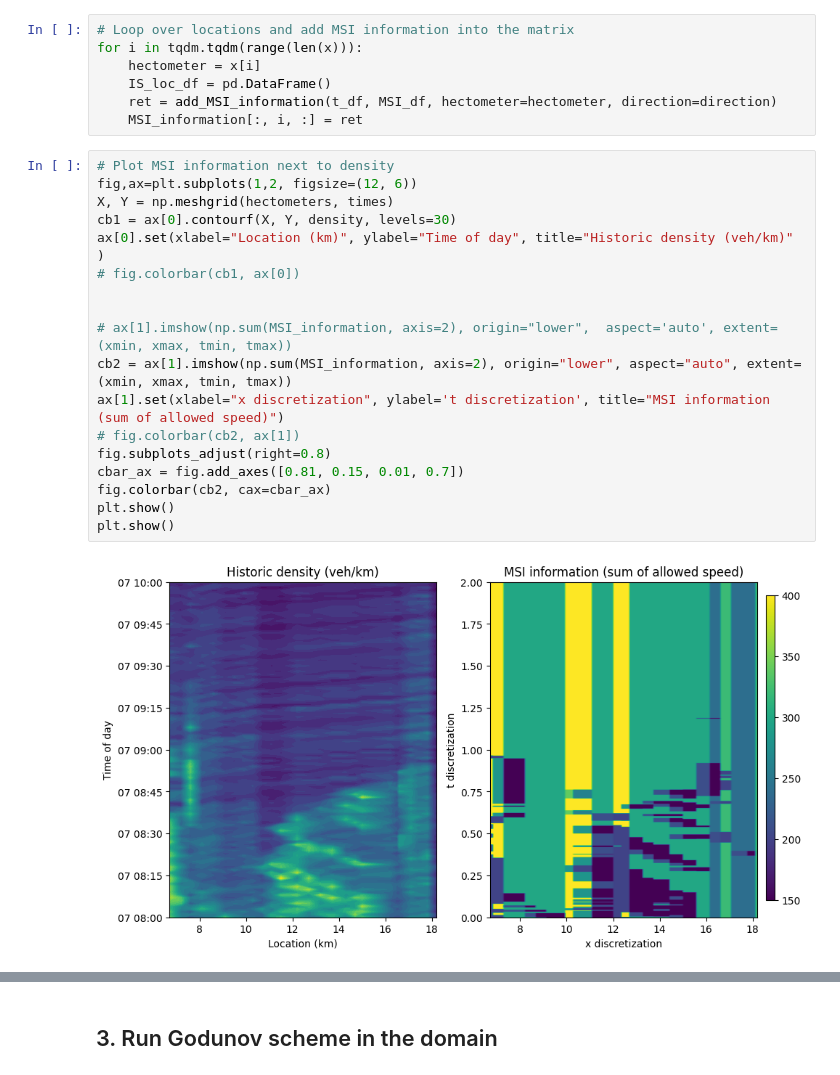
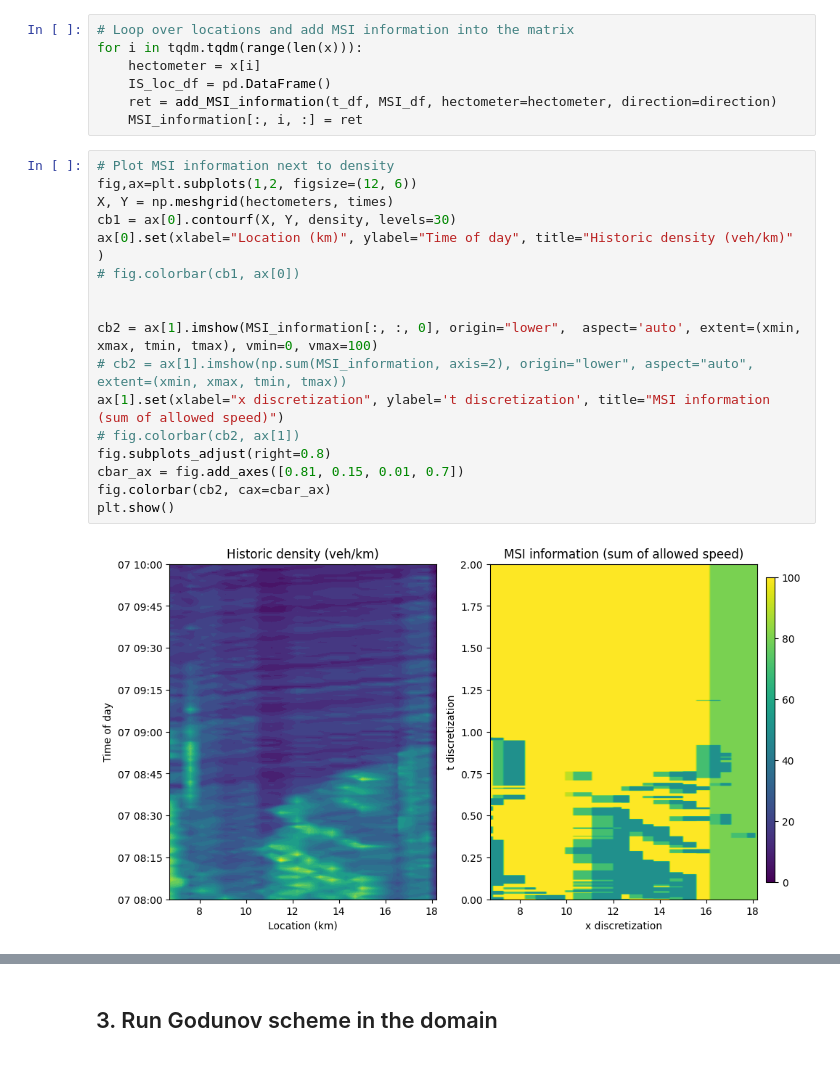
Before and after one commit to vossemeijssen/macroscopic_traffic_model, a Jupyter notebook: Applying_model.ipynb, the cells around one changed output, grey strips where cells are left out. Saved outputs shown, nothing was run; the diff lists cells and outputs as text.

```diff
--- a/Applying_model.ipynb
+++ b/Applying_model.ipynb
@@ -182,20 +182,19 @@ for i in tqdm.tqdm(range(len(x))):
 # %%
 # Plot MSI information next to density
 fig,ax=plt.subplots(1,2, figsize=(12, 6))
 X, Y = np.meshgrid(hectometers, times)
 cb1 = ax[0].contourf(X, Y, density, levels=30)
 ax[0].set(xlabel="Location (km)", ylabel="Time of day", title="Historic density (veh/km)" )
 # fig.colorbar(cb1, ax[0])
 
 
-# ax[1].imshow(np.sum(MSI_information, axis=2), origin="lower",  aspect='auto', extent=(xmin, xmax, tmin, tmax))
-cb2 = ax[1].imshow(np.sum(MSI_information, axis=2), origin="lower", aspect="auto", extent=(xmin, xmax, tmin, tmax))
+cb2 = ax[1].imshow(MSI_information[:, :, 0], origin="lower",  aspect='auto', extent=(xmin, xmax, tmin, tmax), vmin=0, vmax=100)
+# cb2 = ax[1].imshow(np.sum(MSI_information, axis=2), origin="lower", aspect="auto", extent=(xmin, xmax, tmin, tmax))
 ax[1].set(xlabel="x discretization", ylabel='t discretization', title="MSI information (sum of allowed speed)")
 # fig.colorbar(cb2, ax[1])
 fig.subplots_adjust(right=0.8)
 cbar_ax = fig.add_axes([0.81, 0.15, 0.01, 0.7])
 fig.colorbar(cb2, cax=cbar_ax)
 plt.show()
-plt.show()
 # %% [output]
-[figure, old version]
+[figure, new version]
```
Also changed, not shown: parts of 3 cells of this notebook, 7 other files.
